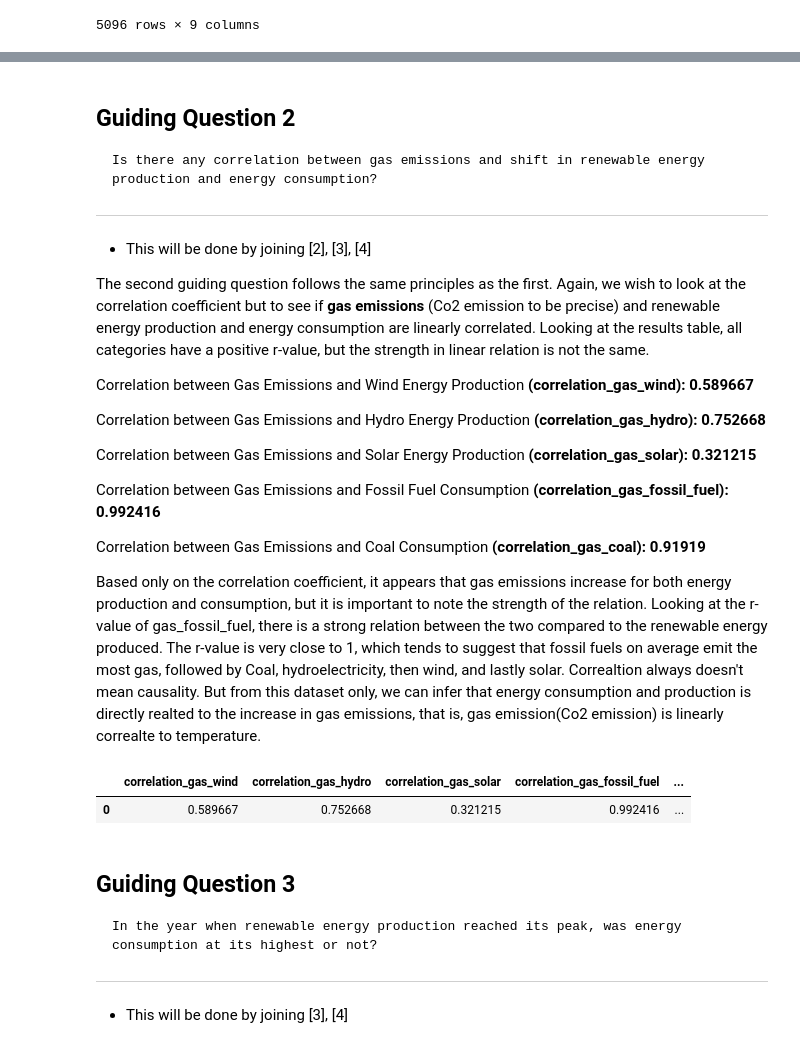
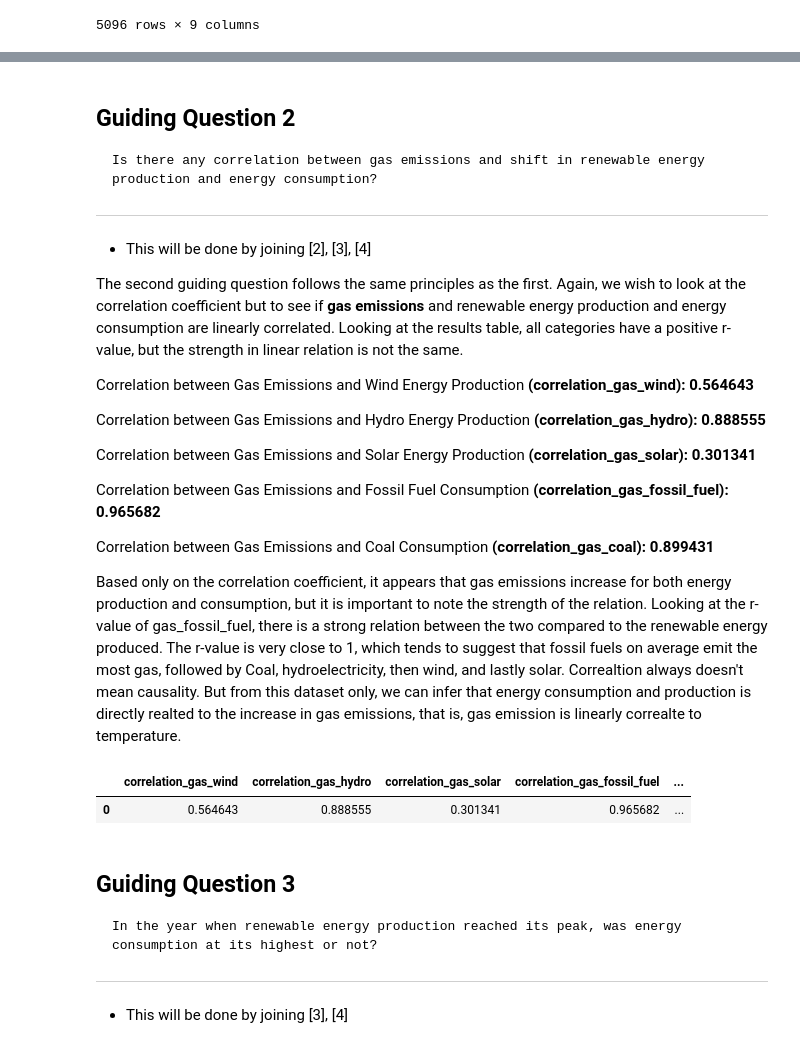
Before and after one commit to Ed-Chris/Data6xx, a Jupyter notebook: SQL/DATA 604 - Project Report Official.ipynb, the cells around one changed output, grey strips where cells are left out. Saved outputs shown, nothing was run; the diff lists cells and outputs as text; code cells hidden in the pictures.

```diff
--- a/SQL/DATA 604 - Project Report Official.ipynb
+++ b/SQL/DATA 604 - Project Report Official.ipynb
@@ -612,62 +612,62 @@ fig.show()
 
 - This will be done by joining [2], [3], [4]
 
-The second guiding question follows the same principles as the first. Again, we wish to look at the correlation coefficient but to see if **gas emissions** (Co2 emission to be precise) and renewable energy production and energy consumption are linearly correlated. Looking at the results table, all categories have a positive r-value, but the strength in linear relation is not the same.
+The second guiding question follows the same principles as the first. Again, we wish to look at the correlation coefficient but to see if **gas emissions** and renewable energy production and energy consumption are linearly correlated. Looking at the results table, all categories have a positive r-value, but the strength in linear relation is not the same.
 
-Correlation between Gas Emissions and Wind Energy Production **(correlation_gas_wind): 0.589667**
+Correlation between Gas Emissions and Wind Energy Production **(correlation_gas_wind): 0.564643**
 
-Correlation between Gas Emissions and Hydro Energy Production **(correlation_gas_hydro): 0.752668**
+Correlation between Gas Emissions and Hydro Energy Production **(correlation_gas_hydro): 0.888555**
 
-Correlation between Gas Emissions and Solar Energy Production **(correlation_gas_solar): 0.321215**
+Correlation between Gas Emissions and Solar Energy Production **(correlation_gas_solar): 0.301341**
 
-Correlation between Gas Emissions and Fossil Fuel Consumption **(correlation_gas_fossil_fuel): 0.992416**
+Correlation between Gas Emissions and Fossil Fuel Consumption **(correlation_gas_fossil_fuel): 0.965682**
 
-Correlation between Gas Emissions and Coal Consumption **(correlation_gas_coal): 0.91919**
+Correlation between Gas Emissions and Coal Consumption **(correlation_gas_coal): 0.899431**
 
-Based only on the correlation coefficient, it appears that gas emissions increase for both energy production and consumption, but it is important to note the strength of the relation. Looking at the r-value of gas_fossil_fuel, there is a strong relation between the two compared to the renewable energy produced. The r-value is very close to 1, which tends to suggest that fossil fuels on average emit the most gas, followed by Coal, hydroelectricity, then wind, and lastly solar. Correaltion always doesn't mean causality. But from this dataset only, we can infer that energy consumption and production is directly realted to the increase in gas emissions, that is, gas emission(Co2 emission) is linearly correalte to temperature.
+Based only on the correlation coefficient, it appears that gas emissions increase for both energy production and consumption, but it is important to note the strength of the relation. Looking at the r-value of gas_fossil_fuel, there is a strong relation between the two compared to the renewable energy produced. The r-value is very close to 1, which tends to suggest that fossil fuels on average emit the most gas, followed by Coal, hydroelectricity, then wind, and lastly solar. Correaltion always doesn't mean causality. But from this dataset only, we can infer that energy consumption and production is directly realted to the increase in gas emissions, that is, gas emission is linearly correalte to temperature.
 # %%
 query2 = """
 SELECT
-    (AVG(G.co2 * P.wind_twh) * COUNT(*)
-     - AVG(G.co2) * AVG(P.wind_twh) * COUNT(*)) /
-    (SQRT((AVG(G.co2 * G.co2) - POW(AVG(G.co2), 2)) * COUNT(*)) *
+    (AVG(G.total_ghg * P.wind_twh) * COUNT(*)
+     - AVG(G.total_ghg) * AVG(P.wind_twh) * COUNT(*)) /
+    (SQRT((AVG(G.total_ghg * G.total_ghg) - POW(AVG(G.total_ghg), 2)) * COUNT(*)) *
      SQRT((AVG(P.wind_twh * P.wind_twh) - POW(AVG(P.wind_twh), 2)) * COUNT(*))) AS correlation_gas_wind,
 
-    (AVG(G.co2 * P.hydro_twh) * COUNT(*)
-     - AVG(G.co2) * AVG(P.hydro_twh) * COUNT(*)) /
-    (SQRT((AVG(G.co2 * G.co2) - POW(AVG(G.co2), 2)) * COUNT(*)) *
+    (AVG(G.total_ghg * P.hydro_twh) * COUNT(*)
+     - AVG(G.total_ghg) * AVG(P.hydro_twh) * COUNT(*)) /
+    (SQRT((AVG(G.total_ghg * G.co2) - POW(AVG(G.total_ghg), 2)) * COUNT(*)) *
      SQRT((AVG(P.hydro_twh * P.hydro_twh) - POW(AVG(P.hydro_twh), 2)) * COUNT(*))) AS correlation_gas_hydro,
 
-    (AVG(G.co2 * P.solar_twh) * COUNT(*)
-     - AVG(G.co2) * AVG(P.solar_twh) * COUNT(*)) /
-    (SQRT((AVG(G.co2 * G.co2) - POW(AVG(G.co2), 2)) * COUNT(*)) *
+    (AVG(G.total_ghg * P.solar_twh) * COUNT(*)
+     - AVG(G.total_ghg) * AVG(P.solar_twh) * COUNT(*)) /
+    (SQRT((AVG(G.total_ghg * G.total_ghg) - POW(AVG(G.total_ghg), 2)) * COUNT(*)) *
      SQRT((AVG(P.solar_twh * P.solar_twh) - POW(AVG(P.solar_twh), 2)) * COUNT(*))) AS correlation_gas_solar,
 
-    (AVG(G.co2 * C.fossil_fuel_consumption) * COUNT(*)
-     - AVG(G.co2) * AVG(C.fossil_fuel_consumption) * COUNT(*)) /
-    (SQRT((AVG(G.co2 * G.co2) - POW(AVG(G.co2), 2)) * COUNT(*)) *
+    (AVG(G.total_ghg * C.fossil_fuel_consumption) * COUNT(*)
+     - AVG(G.total_ghg) * AVG(C.fossil_fuel_consumption) * COUNT(*)) /
+    (SQRT((AVG(G.total_ghg * G.total_ghg) - POW(AVG(G.total_ghg), 2)) * COUNT(*)) *
      SQRT((AVG(C.fossil_fuel_consumption * C.fossil_fuel_consumption) - POW(AVG(C.fossil_fuel_consumption), 2)) * COUNT(*))) AS correlation_gas_fossil_fuel,
 
-     (AVG(G.co2 * C.coal_consumption) * COUNT(*)
-     - AVG(G.co2) * AVG(C.coal_consumption) * COUNT(*)) /
-    (SQRT((AVG(G.co2 * G.co2) - POW(AVG(G.co2), 2)) * COUNT(*)) *
+     (AVG(G.total_ghg * C.coal_consumption) * COUNT(*)
+     - AVG(G.total_ghg) * AVG(C.coal_consumption) * COUNT(*)) /
+    (SQRT((AVG(G.total_ghg * G.total_ghg) - POW(AVG(G.total_ghg), 2)) * COUNT(*)) *
      SQRT((AVG(C.coal_consumption * C.coal_consumption) - POW(AVG(C.coal_consumption), 2)) * COUNT(*))) AS correlation_gas_coal
 
 FROM
     cleanedgasdata G
 INNER JOIN
     productiondata P ON G.Country = P.Country AND G.`Year` = P.`Year`
 INNER JOIN
     consumptiondata C ON G.Country = C.Country AND G.`Year` = C.`Year`;
 
 """
 
 # Display/Execute the query
 data_query2 = pd.read_sql_query(query2, engine)
 data_query2
 # %% [output]
 |  | correlation_gas_wind | correlation_gas_hydro | correlation_gas_solar | correlation_gas_fossil_fuel | ... |
-| 0 | 0.589667 | 0.752668 | 0.321215 | 0.992416 | ... |
+| 0 | 0.564643 | 0.888555 | 0.301341 | 0.965682 | ... |
 # %%
 
 import plotly.express as px
```
Also changed, not shown: parts of 9 cells of this notebook.
